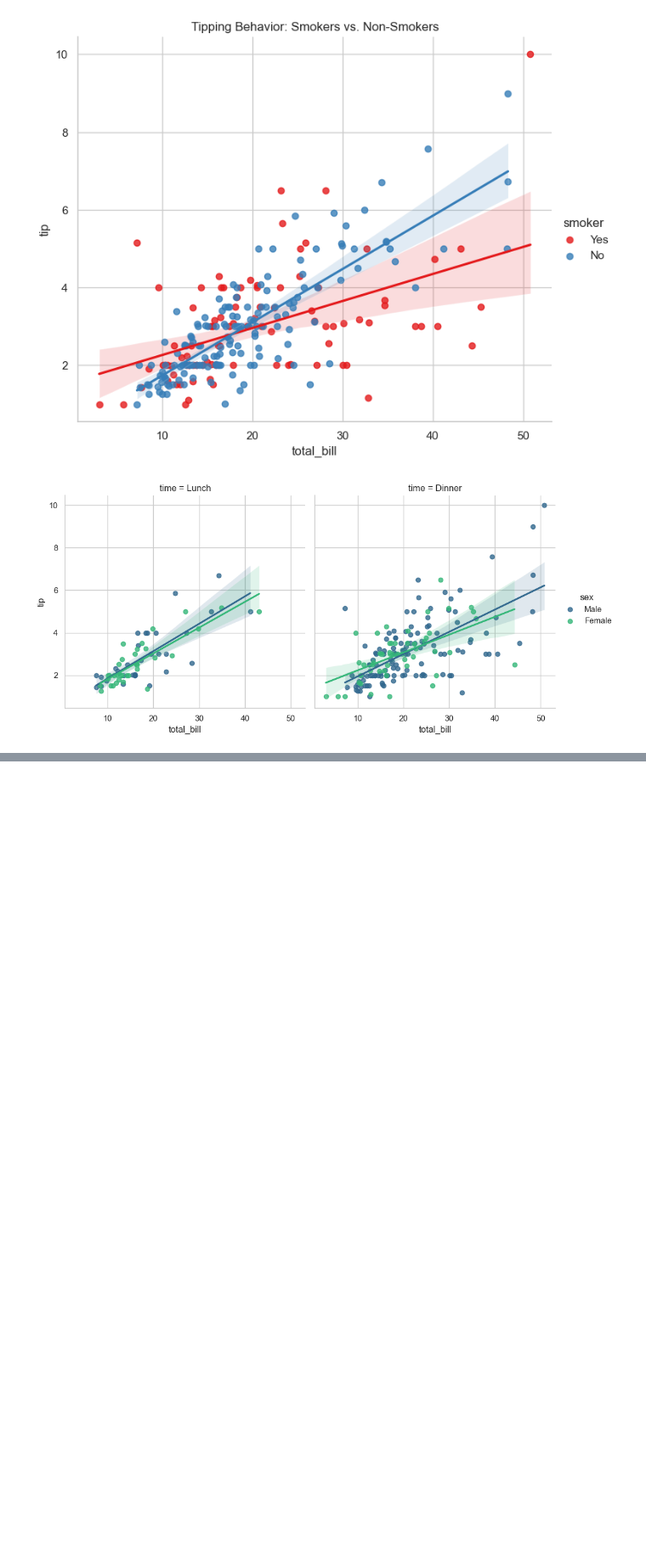
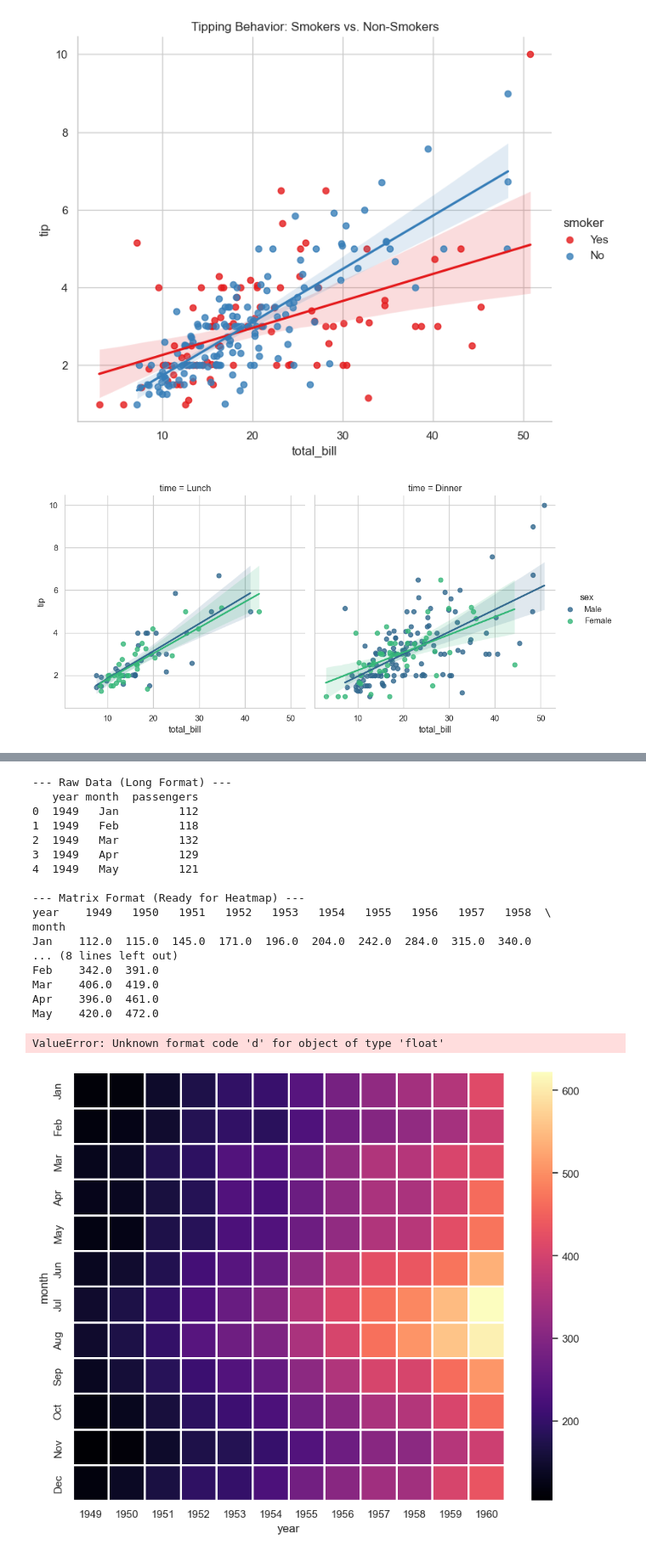
Before and after one commit to Subodhoraw/Python-revive, a Jupyter notebook: Q&A/python_details/seaborn1/INTERMEDIATESEA.IPYNB, the cells around one changed output, grey strips where cells are left out. Shown at 85% size. Cells and saved outputs as stored; diff of their text form; code cells hidden in the pictures; blank space fills up the shorter version.

```diff
--- a/Q&A/python_details/seaborn1/INTERMEDIATESEA.IPYNB
+++ b/Q&A/python_details/seaborn1/INTERMEDIATESEA.IPYNB
@@ -174,0 +186,55 @@ plt.show()
+# %%
+import seaborn as sns
+import matplotlib.pyplot as plt
+
+# ==========================================
+# 1. Load and Pivot the Data
+# ==========================================
+flights = sns.load_dataset('flights')
+
+print("--- Raw Data (Long Format) ---")
+print(flights.head())
+
+# Transform into Matrix Format
+# Index = Month, Columns = Year, Values = Passengers
+flight_matrix = flights.pivot_table(index='month', columns='year', values='passengers')
+
+print("\n--- Matrix Format (Ready for Heatmap) ---")
+print(flight_matrix.head())
+
+# ==========================================
+# 2. Create the Heatmap
+# ==========================================
+plt.figure(figsize=(10, 8))
+
+sns.heatmap(
+    flight_matrix,
+    cmap='magma',        # Color scheme (Magma = Black to Bright Orange/Yellow)
+    linecolor='white',   # Lines between squares
+    linewidths=1,        # Thickness of lines
+    annot=True,          # Show the actual numbers
+    fmt='d'              # Format as 'decimals' (integers), not scientific notation
+)
+
+plt.title("Passenger Traffic: Month vs Year Matrix")
+plt.show()
+# %% [output]
+--- Raw Data (Long Format) ---
+   year month  passengers
+0  1949   Jan         112
+1  1949   Feb         118
+2  1949   Mar         132
+3  1949   Apr         129
+4  1949   May         121
+
+--- Matrix Format (Ready for Heatmap) ---
+year    1949   1950   1951   1952   1953   1954   1955   1956   1957   1958  \
+month
+Jan    112.0  115.0  145.0  171.0  196.0  204.0  242.0  284.0  315.0  340.0
+... (8 lines left out)
+Feb    342.0  391.0
+Mar    406.0  419.0
+Apr    396.0  461.0
+May    420.0  472.0
+ValueError: Unknown format code 'd' for object of type 'float'
+[figure, added]
```
Also changed, not shown: parts of 1 cell of this notebook.
